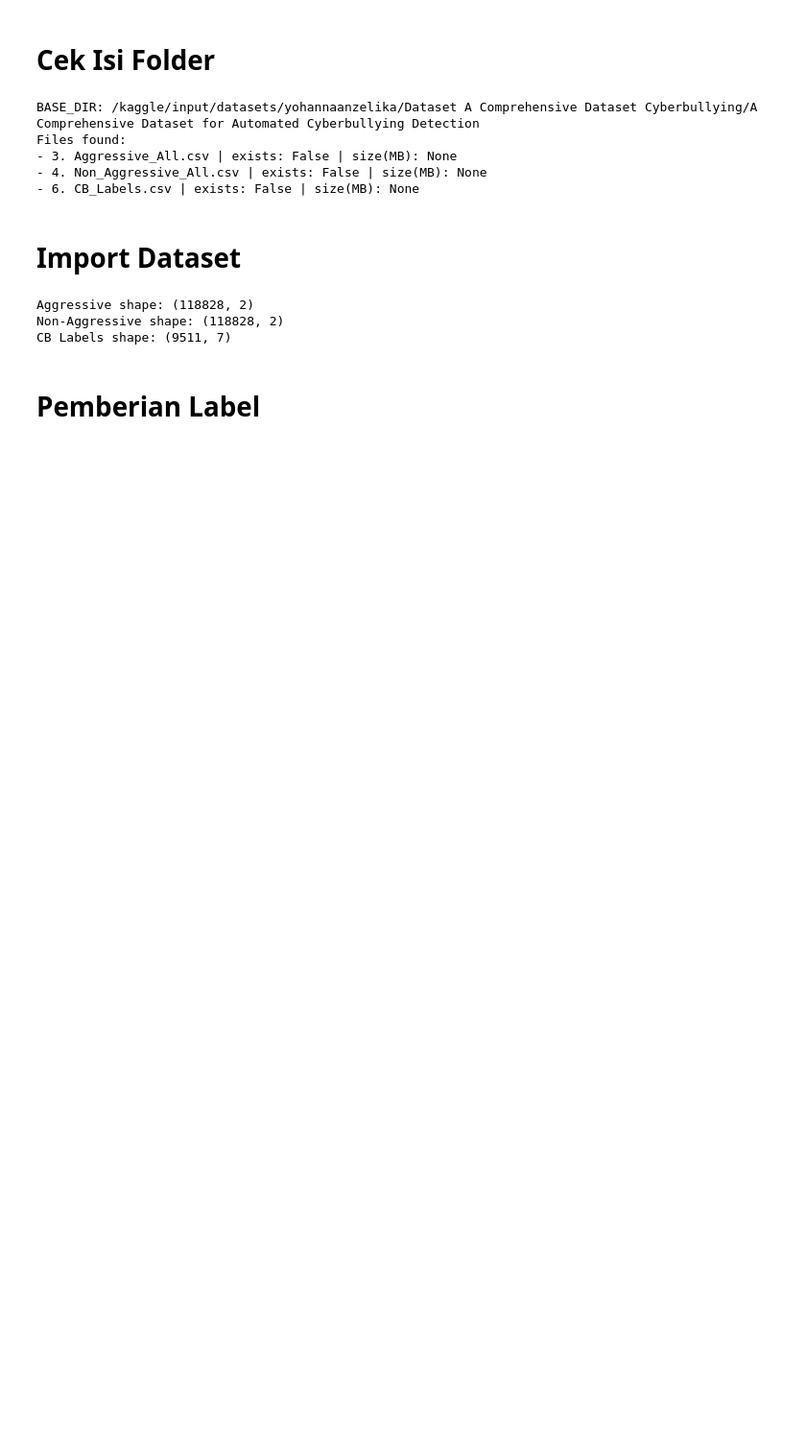
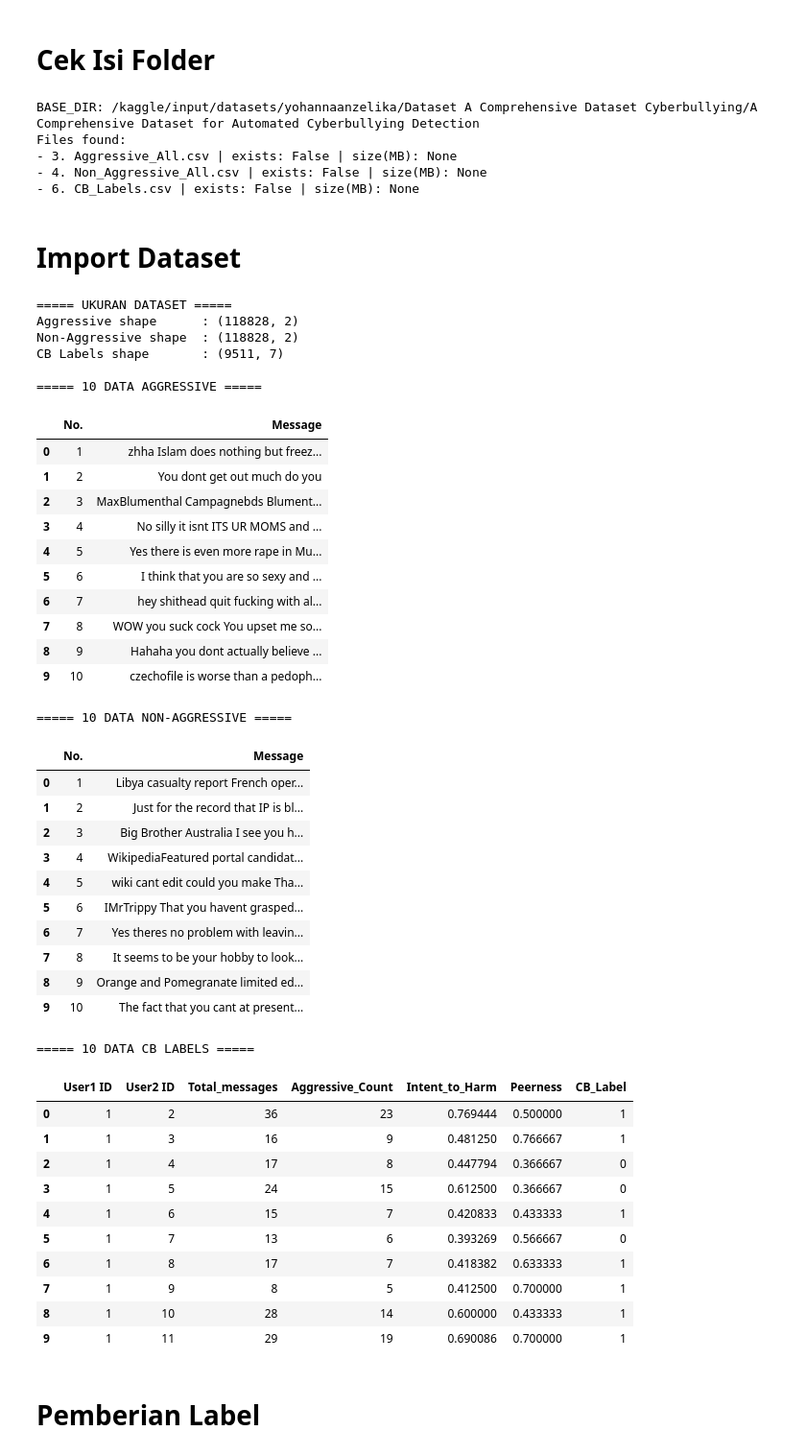
Before and after one commit to YohannaAnzelika/TugasAkhir, a Jupyter notebook: fixxx-bangetttt.ipynb, the cells around one changed output. Shown at 96% size. Cells and saved outputs as stored; diff of their text form; code cells hidden in the pictures; blank space fills up the shorter version.

```diff
--- a/fixxx-bangetttt.ipynb
+++ b/fixxx-bangetttt.ipynb
@@ -24,22 +24,67 @@ Files found:
 # %%
 import pandas as pd
 
-# Sesuaikan dengan path folder yang benar
 DATA_DIR = "/kaggle/input/datasets/yohannaanzelika/dataset-a-comprehensive-dataset-cyberbullying/A Comprehensive Dataset for Automated Cyberbullying Detection"
 
-# Membaca file CSV
 aggressive_df = pd.read_csv(f"{DATA_DIR}/3. Aggressive_All.csv")
 non_aggressive_df = pd.read_csv(f"{DATA_DIR}/4. Non_Aggressive_All.csv")
 cb_labels_df = pd.read_csv(f"{DATA_DIR}/6. CB_Labels.csv")
 
-# Menampilkan ukuran file
-print("Aggressive shape:", aggressive_df.shape)
-print("Non-Aggressive shape:", non_aggressive_df.shape)
-print("CB Labels shape:", cb_labels_df.shape)
+print("===== UKURAN DATASET =====")
+print("Aggressive shape      :", aggressive_df.shape)
+print("Non-Aggressive shape  :", non_aggressive_df.shape)
+print("CB Labels shape       :", cb_labels_df.shape)
+
+print("\n===== 10 DATA AGGRESSIVE =====")
+display(aggressive_df.head(10))
+
+print("\n===== 10 DATA NON-AGGRESSIVE =====")
+display(non_aggressive_df.head(10))
+
+print("\n===== 10 DATA CB LABELS =====")
+display(cb_labels_df.head(10))
 # %% [output]
-Aggressive shape: (118828, 2)
-Non-Aggressive shape: (118828, 2)
-CB Labels shape: (9511, 7)
+===== UKURAN DATASET =====
+Aggressive shape      : (118828, 2)
+Non-Aggressive shape  : (118828, 2)
+CB Labels shape       : (9511, 7)
+
+===== 10 DATA AGGRESSIVE =====
+|  | No. | Message |
+| 0 | 1 | zhha Islam does nothing but freez... |
+| 1 | 2 | You dont get out much do you |
+| 2 | 3 | MaxBlumenthal Campagnebds Blument... |
+| 3 | 4 | No silly it isnt ITS UR MOMS and ... |
+| 4 | 5 | Yes there is even more rape in Mu... |
+| 5 | 6 | I think that you are so sexy and ... |
+| 6 | 7 | hey shithead quit fucking with al... |
+| 7 | 8 | WOW you suck cock You upset me so... |
+| 8 | 9 | Hahaha you dont actually believe ... |
+| 9 | 10 | czechofile is worse than a pedoph... |
+===== 10 DATA NON-AGGRESSIVE =====
+|  | No. | Message |
+| 0 | 1 | Libya casualty report French oper... |
+| 1 | 2 | Just for the record that IP is bl... |
+| 2 | 3 | Big Brother Australia I see you h... |
+| 3 | 4 | WikipediaFeatured portal candidat... |
+| 4 | 5 | wiki cant edit could you make Tha... |
+| 5 | 6 | IMrTrippy That you havent grasped... |
+| 6 | 7 | Yes theres no problem with leavin... |
+| 7 | 8 | It seems to be your hobby to look... |
+| 8 | 9 | Orange and Pomegranate limited ed... |
+| 9 | 10 | The fact that you cant at present... |
+===== 10 DATA CB LABELS =====
+|  | User1 ID | User2 ID | Total_messages | Aggressive_Count | Intent_to_Harm | Peerness | CB_Label |
+| 0 | 1 | 2 | 36 | 23 | 0.769444 | 0.500000 | 1 |
+| 1 | 1 | 3 | 16 | 9 | 0.481250 | 0.766667 | 1 |
+| 2 | 1 | 4 | 17 | 8 | 0.447794 | 0.366667 | 0 |
+| 3 | 1 | 5 | 24 | 15 | 0.612500 | 0.366667 | 0 |
+| 4 | 1 | 6 | 15 | 7 | 0.420833 | 0.433333 | 1 |
+| 5 | 1 | 7 | 13 | 6 | 0.393269 | 0.566667 | 0 |
+| 6 | 1 | 8 | 17 | 7 | 0.418382 | 0.633333 | 1 |
+| 7 | 1 | 9 | 8 | 5 | 0.412500 | 0.700000 | 1 |
+| 8 | 1 | 10 | 28 | 14 | 0.600000 | 0.433333 | 1 |
+| 9 | 1 | 11 | 29 | 19 | 0.690086 | 0.700000 | 1 |
 # %% [markdown]
 # **Pemberian Label**
 # %%
```
Also changed, not shown: parts of 20 cells of this notebook.
